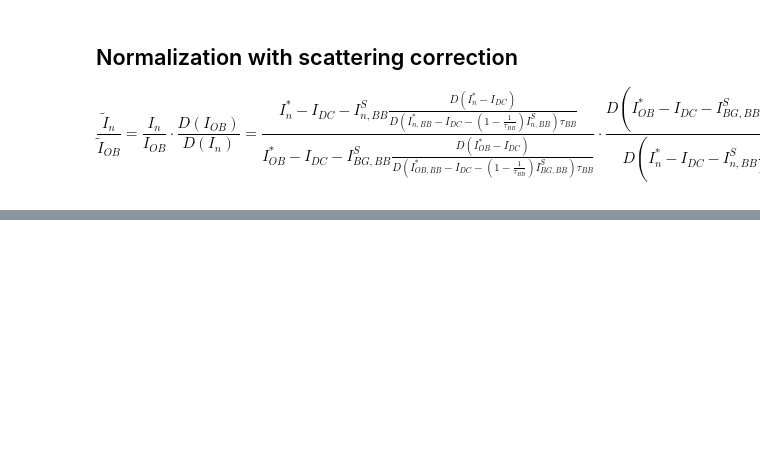
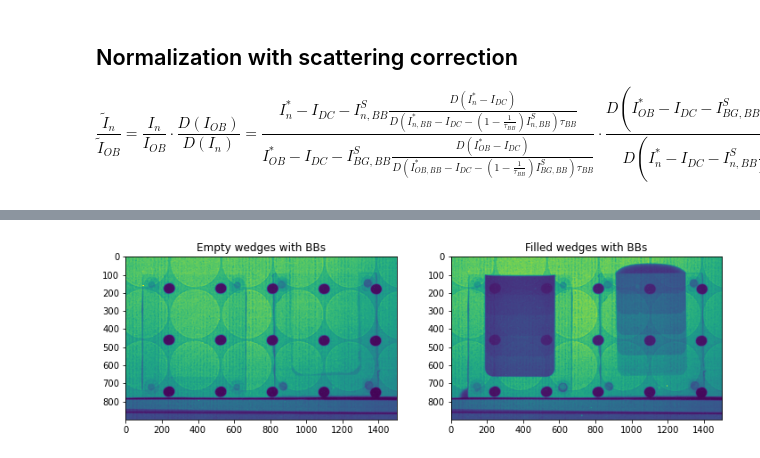
Before and after one commit to neutronimaging/scripts, a Jupyter notebook: python/notebooks/BBCorrection.ipynb, the cells around one changed output, grey strips where cells are left out. Saved outputs shown, nothing was run; the diff lists cells and outputs as text; code cells hidden in the pictures; blank space fills up the shorter version.

```diff
--- a/python/notebooks/BBCorrection.ipynb
+++ b/python/notebooks/BBCorrection.ipynb
@@ -178,0 +251,20 @@ ax[2].legend();
+# %%
+dc    = tiff.imread('../../../TestData/2D/tiff/stepwedge/exp60s_dc.tif')
+bbob  = tiff.imread('../../../TestData/2D/tiff/stepwedge/exp60s_bbempty.tif')
+bbs   = tiff.imread('../../../TestData/2D/tiff/stepwedge/exp60s_bbh2o.tif')
+
+bbob = bbob - dc
+bbs  = bbs  - dc
+
+bbob[bbob<1] = 1
+bbs[bbs<1]   = 1
+
+fig,ax = plt.subplots(1,2,figsize=(12,6))
+
+ax[0].imshow(bbob,vmin=300,vmax=20000)
+ax[0].set_title('Empty wedges with BBs')
+
+ax[1].imshow(bbs,vmin=300,vmax=20000)
+ax[1].set_title('Filled wedges with BBs');
+# %% [output]
+[figure, added]
```
Also changed, not shown: parts of 28 cells of this notebook, 7 other files.
